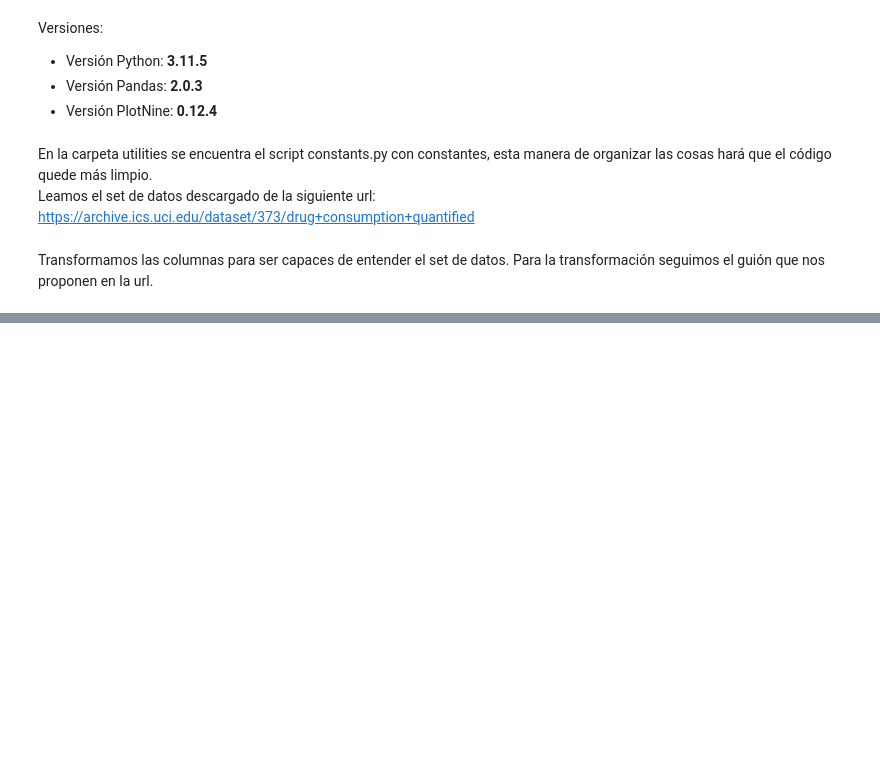
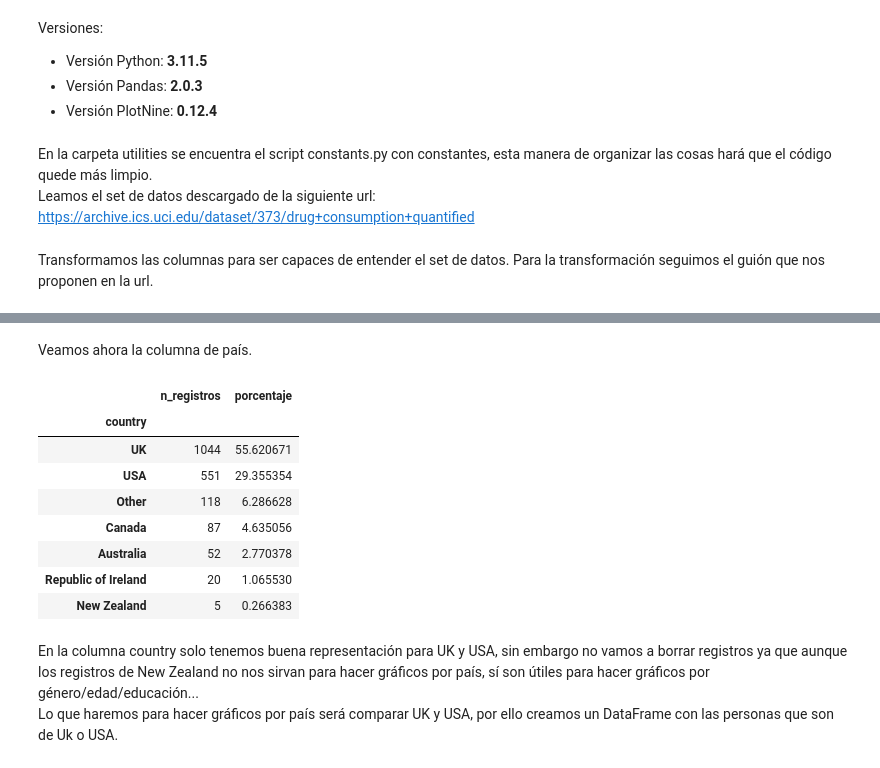
Before and after one commit to manularrea/Group_Projects_Afi, a Jupyter notebook: entrega_1/code/clean_data.ipynb, the cells around one changed output, grey strips where cells are left out. Drawn from its saved outputs; the diff is of its cells as text; code cells hidden in the pictures; blank space fills up the shorter version.

```diff
--- a/entrega_1/code/clean_data.ipynb
+++ b/entrega_1/code/clean_data.ipynb
@@ -46,0 +222,19 @@ AÑADIR EXPLORATORIO DE DATOS QUE JUSTIFQUE LA ELIMINACIÓN DE ETHNICITY
+# %% [markdown]
+Veamos ahora la columna de país.
+# %%
+cont_reg_valor = df['country'].value_counts()
+porcen_reg_valor = (cont_reg_valor / df.shape[0]) * 100
+pd.DataFrame({'n_registros' : cont_reg_valor, 'porcentaje' : porcen_reg_valor})
+# %% [output]
+|  | n_registros | porcentaje |
+| country |  |  |
+| UK | 1044 | 55.620671 |
+| USA | 551 | 29.355354 |
+| Other | 118 | 6.286628 |
+| Canada | 87 | 4.635056 |
+| Australia | 52 | 2.770378 |
+| Republic of Ireland | 20 | 1.065530 |
+| New Zealand | 5 | 0.266383 |
+# %% [markdown]
+En la columna country solo tenemos buena representación para UK y USA, sin embargo no vamos a borrar registros ya que aunque los registros de New Zealand no nos sirvan para hacer gráficos por país, sí son útiles para hacer gráficos por género/edad/educación...
+Lo que haremos para hacer gráficos por país será comparar UK y USA, por ello creamos un DataFrame con las personas que son de Uk o USA.
```
Also changed, not shown: parts of 54 cells of this notebook, 2 other files.
